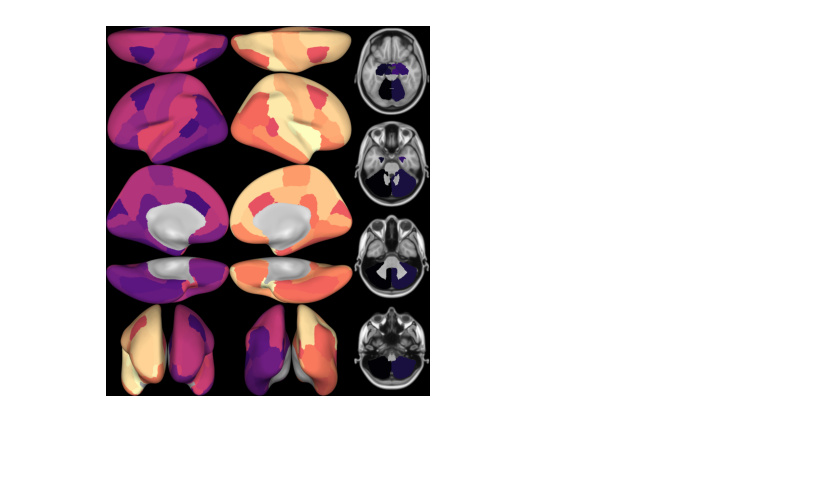
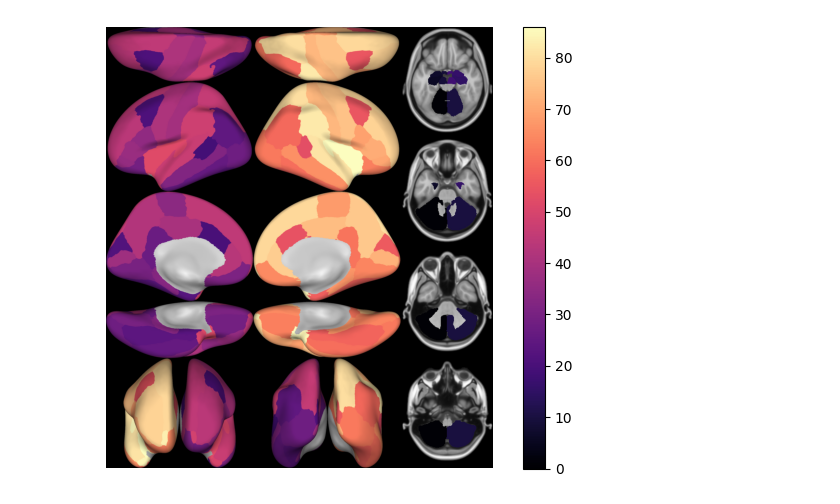
Before and after one commit to kjamison/brainmontageplot, a Jupyter notebook: brainmontageplot_example.ipynb, the cells around one changed output. Drawn from its saved outputs; the diff is of its cells as text; code cells hidden in the pictures; blank space fills up the shorter version.

Commit message:
Show example with colorbar

```diff
--- a/brainmontageplot_example.ipynb
+++ b/brainmontageplot_example.ipynb
@@ -34,8 +34,14 @@ img_with_slices=create_montage_figure(roivals,atlasname='fs86',
     upscale_factor=1, backgroundcolor="black",
     outputimagefile='mydata_montage_withslices.png')
 
+
+#Add a colorbar (to matplotlib figure)
+#and save with plt.savefig()
 plt.figure()
-plt.imshow(img_with_slices)
+plt.imshow(img_with_slices,cmap='magma',vmin=0,vmax=86)
 _=plt.axis('off')
+plt.colorbar()
+plt.tight_layout()
+plt.savefig("mydata_montage_withslices_colorbar.png",dpi=200)
 # %% [output]
 Saved mydata_montage_withslices.png
@@ -44,3 +50,3 @@ Wall time: 2.48 s
-[figure, old version]
+[figure, new version]
 # %%
 %%time
```
Also changed, not shown: parts of 3 cells of this notebook.
